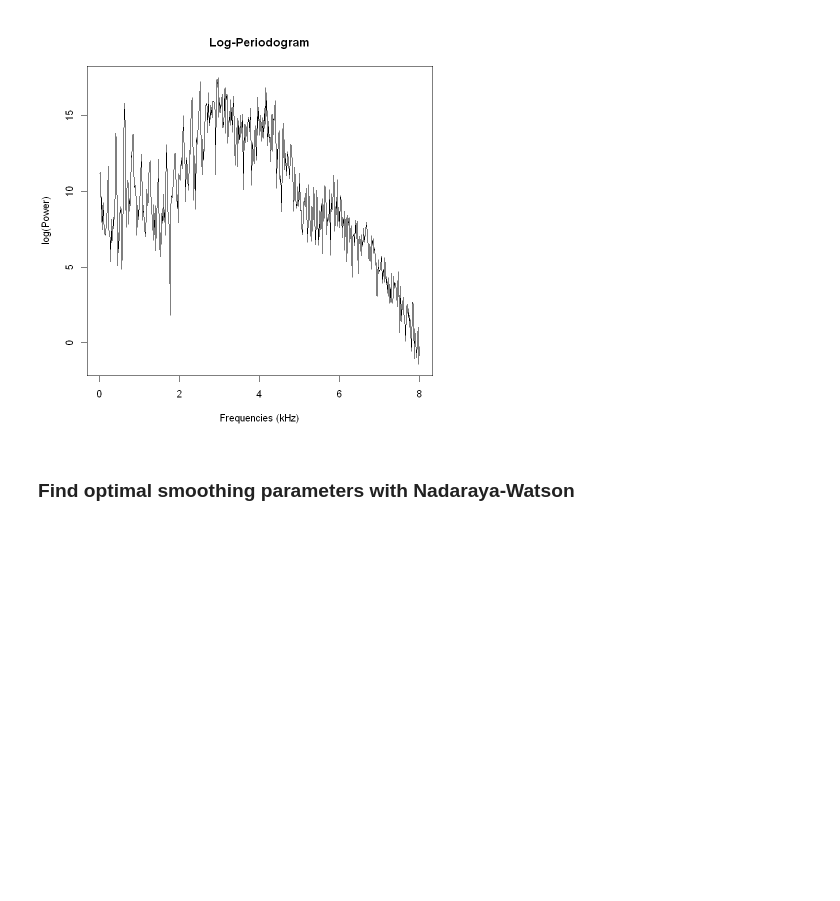
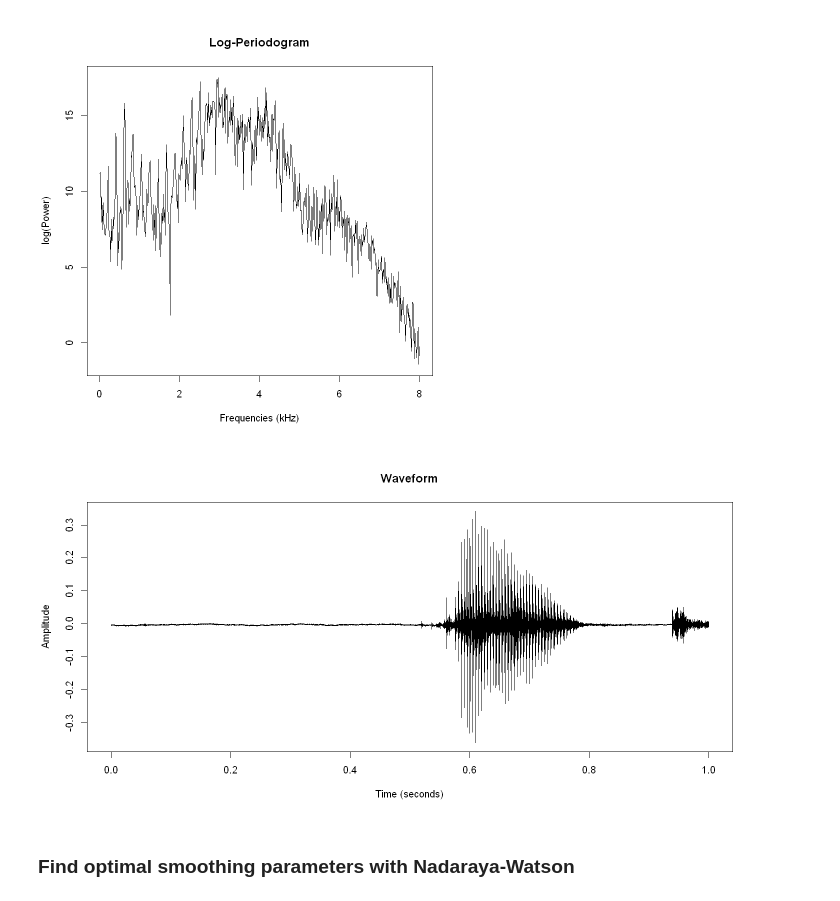
Before and after one commit to robertmackevic/fda-project, a Jupyter notebook: final.ipynb, the cells around one changed output. Cells and saved outputs as stored; diff of their text form; code cells hidden in the pictures; blank space fills up the shorter version.

```diff
--- a/final.ipynb
+++ b/final.ipynb
@@ -159,13 +159,33 @@ Class Distribution Summary
  eight  2735  694
   nine  2918  710
 # %%
-num_samples <- 1
+index <- 1
 plot(
-  train$data[1:num_samples, ],
+  train$data[index],
   main = "Log-Periodogram"
 )
 # %% [output]
 [figure]
+# %%
+options(repr.plot.width = 12, repr.plot.height = 6)
+audio <- tuneR::readWave(train_paths[index])
+waveform <- audio@left / (2^(audio@bit - 1))
+times <- seq(
+  0,
+  (length(waveform) - 1) / audio@samp.rate,
+  by = 1 / audio@samp.rate
+)
+
+plot(
+  times, waveform,
+  type = "l",
+  main = "Waveform",
+  xlab = "Time (seconds)",
+  ylab = "Amplitude"
+)
+options(repr.plot.width = 8, repr.plot.height = 8)
+# %% [output]
+[figure, added]
 # %% [markdown]
 ### Find optimal smoothing parameters with Nadaraya-Watson
 # %%
```
